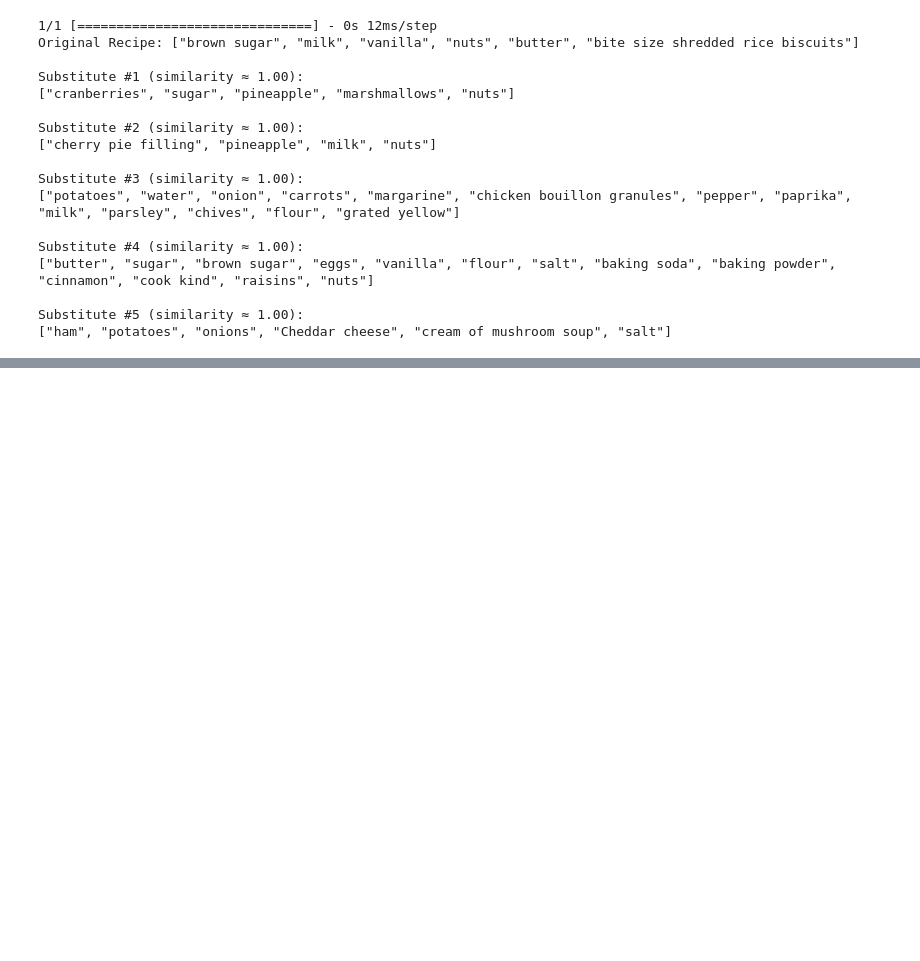
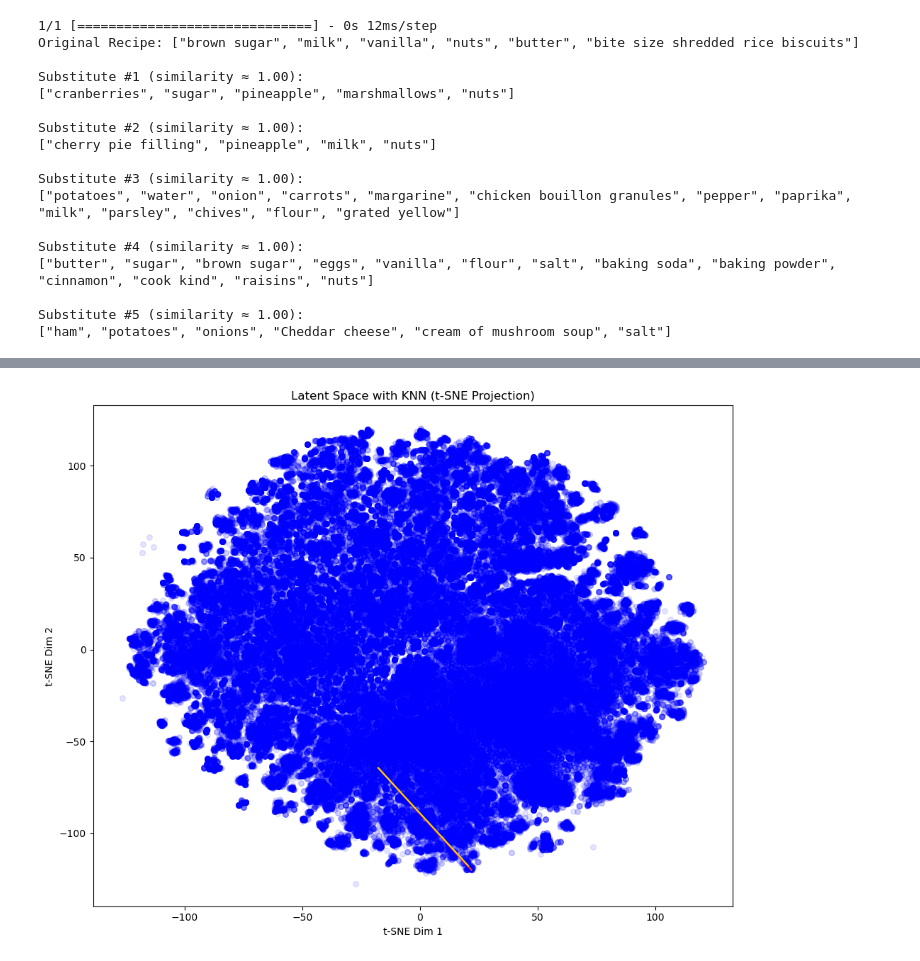
Before and after one commit to JasimrazaMomin/recipe-substitution, a Jupyter notebook: final_project/final_project.ipynb, the cells around one changed output, grey strips where cells are left out. Cells and saved outputs as stored; diff of their text form; code cells hidden in the pictures; blank space fills up the shorter version.

```diff
--- a/final_project/final_project.ipynb
+++ b/final_project/final_project.ipynb
@@ -432,6 +319,6 @@ normed_sample = sample/(np.linalg.norm(sample,axis=1,keepdims=True)+1e-12)
 # %%
-knn = NearestNeighbors(n_neighbors=6, metric='cosine', algorithm='auto')
-knn.fit(normed_sample)
+knn = NearestNeighbors(n_neighbors=6, metric='cosine', algorithm='auto') # set up the KNN using 6 neighbours and cosine metric
+knn.fit(normed_representation) # fit KNN with the latent representation (normalized to make it easier for the model)
 # %% [output]
 NearestNeighbors(metric='cosine', n_neighbors=6)
 # %%
@@ -530,0 +415,7 @@ Hits = 7, total = 19, hit rate = 0.3684210526315789
+# %%
+s1 = np.array(averaged_recipe_list.loc[0,:]).reshape(1,-1) # to see the latent KNN we use the first recipe as an example
+encoded_input = encoder.predict(s1) # get that recipes latent representation and normalize it
+encoded_input /= (np.linalg.norm(encoded_input)+1e-12)
+
+tsne = TSNE(n_components=2, random_state=42) # use t-SNE for showcasing the latent representation
+latent_2d = tsne.fit_transform(latent_representation)
@@ -530,0 +424,20 @@ Hits = 7, total = 19, hit rate = 0.3684210526315789
+# %%
+distances, indices = knn.kneighbors(encoded_input) # get the neighbours again
+
+plt.figure(figsize=(10, 8)) # set up the plot
+plt.scatter(latent_2d[:, 0], latent_2d[:, 1], s=30, c='Blue', label='Latent Points',alpha=0.1) # display the t-SNE projection using alpha one to show dense areas
+colours = ["yellow","red","pink","green","purple"]
+
+for j in indices[0][1:]: #plot the each neighbours line with a different colour
+    plt.plot(
+        [latent_2d[i, 0], latent_2d[j, 0]],
+        [latent_2d[i, 1], latent_2d[j, 1]],
+        'k-', alpha=0.8,color=f"{colours.pop()}"
+    )
+plt.title("Latent Space with KNN (t-SNE Projection)")
+plt.xlabel("t-SNE Dim 1")
+plt.ylabel("t-SNE Dim 2")
+plt.tight_layout()
+plt.show()
+# %% [output]
+[figure, added]
```
Also changed, not shown: parts of 35 cells of this notebook.
